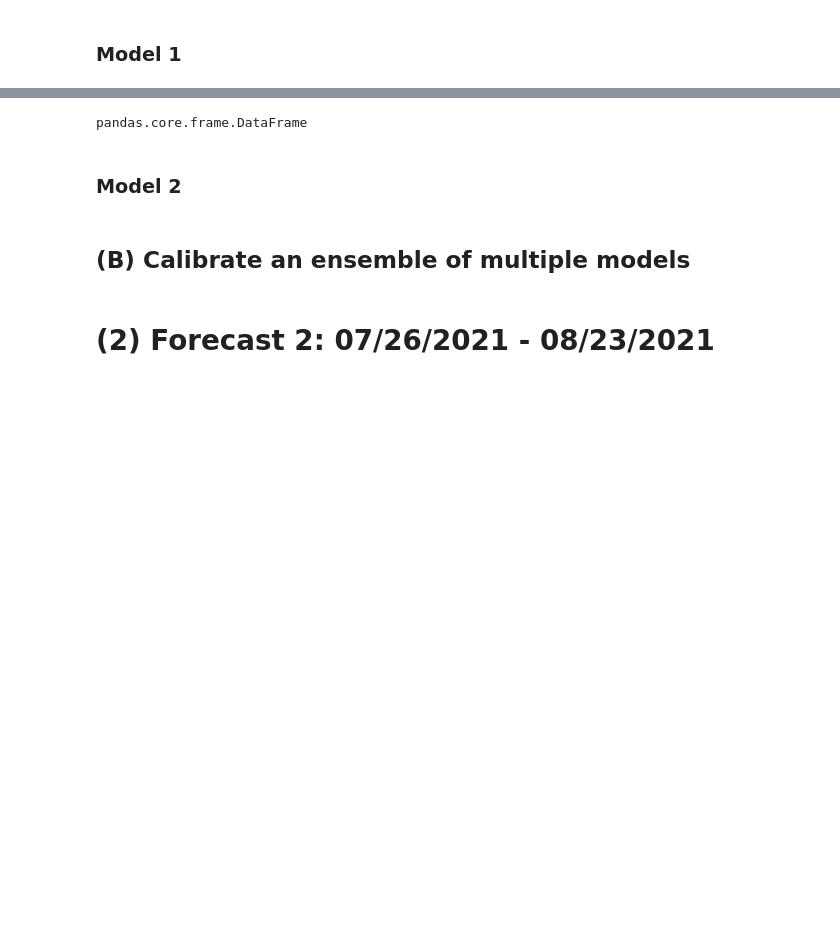
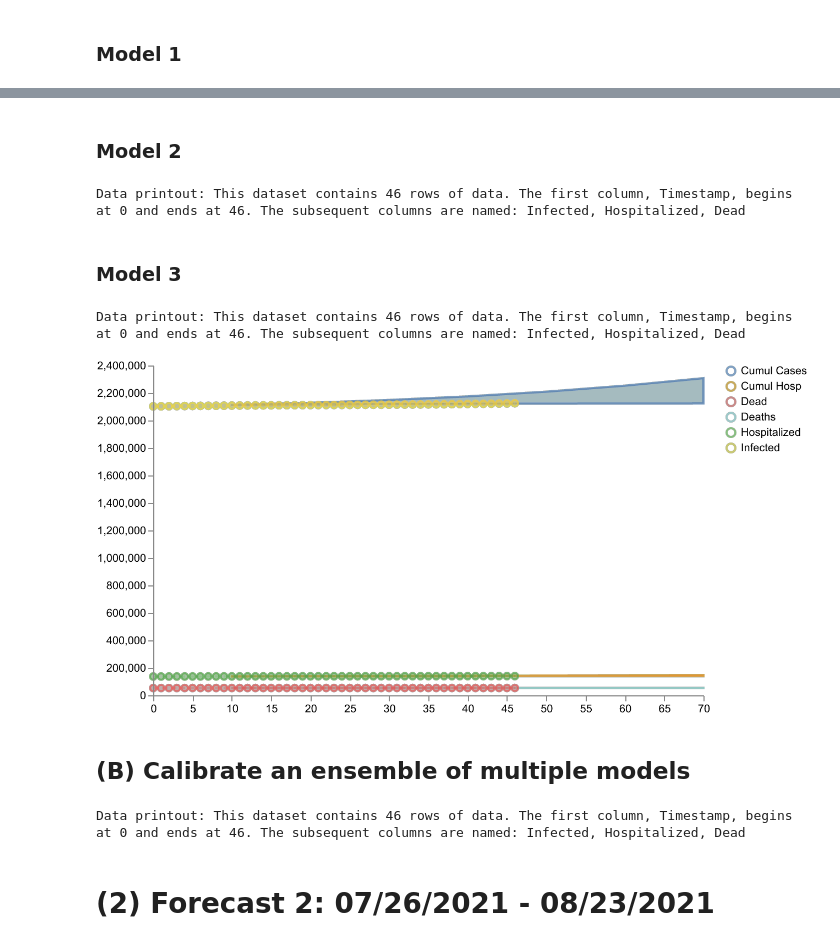
Before and after one commit to ciemss/program-milestones, a Jupyter notebook: 18-month-milestone/evaluation/Epi_Ensemble_Challenge/CIEMSS_Team_Ensemble_Challenge.ipynb, the cells around one changed output, grey strips where cells are left out. Saved outputs shown, nothing was run; the diff lists cells and outputs as text; code cells hidden in the pictures; blank space fills up the shorter version.

```diff
--- a/18-month-milestone/evaluation/Epi_Ensemble_Challenge/CIEMSS_Team_Ensemble_Challenge.ipynb
+++ b/18-month-milestone/evaluation/Epi_Ensemble_Challenge/CIEMSS_Team_Ensemble_Challenge.ipynb
@@ -206,7 +166,3 @@ q_ensemble_data.to_csv('ensemble_forecast_0719.csv', index=False)
-# %%
-type(q_ensemble_data)
-# %% [output]
-pandas.core.frame.DataFrame
 # %% [markdown]
 ### Model 2
 # %%
@@ -221,12 +177,44 @@ calibrated_ensemble_result = pyciemss.ensemble_sample(single_model_paths[1], sin
                                                       end_time, logging_step_size, num_samples,
                                                       start_time=start_time, inferred_parameters=parameter_estimates)
 
+
+## Save results
+save_results_cdc_format(calibrated_ensemble_result, "2021-07-19", location).to_csv('ensemble1_forecast_0719.csv', index=False)
+
 ## Display results
 # display(calibrated_ensemble_result['data'].head())
 schema = plot_results_and_data(calibrated_ensemble_result, dataset)
 # schema = plot_all_results(calibrated_ensemble_result)
 plots.save_schema(schema, "_schema.json")
 plots.ipy_display(schema, dpi=150)
+# %% [output]
+Data printout: This dataset contains 46 rows of data. The first column, Timestamp, begins at 0 and ends at 46. The subsequent columns are named: Infected, Hospitalized, Dead
+# %% [markdown]
+### Model 3
+# %%
+## Calibrate the model to data
+calibrated_results = pyciemss.ensemble_calibrate(single_model_paths[2], single_solution_mapping, dataset,
+                                                 data_mapping=single_data_mapping, num_iterations=num_iterations)
+parameter_estimates = calibrated_results["inferred_parameters"]
+# print(parameter_estimates())
+
+## Sample the calibrated model
+calibrated_ensemble_result = pyciemss.ensemble_sample(single_model_paths[2], single_solution_mapping,
+                                                      end_time, logging_step_size, num_samples,
+                                                      start_time=start_time, inferred_parameters=parameter_estimates)
+
+## Save results
+# save_results_cdc_format(calibrated_ensemble_result, "2021-07-19", location).to_csv('ensemble1_forecast_0719.csv', index=False)
+
+## Display results
+# display(calibrated_ensemble_result['data'].head())
+schema = plot_results_and_data(calibrated_ensemble_result, dataset)
+# schema = plot_all_results(calibrated_ensemble_result)
+plots.save_schema(schema, "_schema.json")
+plots.ipy_display(schema, dpi=150)
+# %% [output]
+Data printout: This dataset contains 46 rows of data. The first column, Timestamp, begins at 0 and ends at 46. The subsequent columns are named: Infected, Hospitalized, Dead
+[figure, added]
 # %% [markdown]
 ## (B) Calibrate an ensemble of multiple models
 # %%
@@ -240,12 +228,17 @@ parameter_estimates = calibrated_results["inferred_parameters"]
 ensemble_result = pyciemss.ensemble_sample(model_paths, solution_mappings, end_time,
                                            logging_step_size, num_samples, start_time=start_time)
 
+## Save results
+save_results_cdc_format(calibrated_ensemble_result, "2021-07-19", location).to_csv('ensemble3_forecast_0719.csv', index=False)
+
 ## Display results
 # display(ensemble_result['data'].head())
 schema = plot_results_and_data(calibrated_ensemble_result, dataset)
 # schema = plot_all_results(calibrated_ensemble_result)
 plots.save_schema(schema, "_schema.json")
 plots.ipy_display(schema, dpi=150)
+# %% [output]
+Data printout: This dataset contains 46 rows of data. The first column, Timestamp, begins at 0 and ends at 46. The subsequent columns are named: Infected, Hospitalized, Dead
 # %% [markdown]
 # (2) Forecast 2: 07/26/2021 - 08/23/2021
 # %%
```
Also changed, not shown: parts of 17 cells of this notebook, 12 other files.
